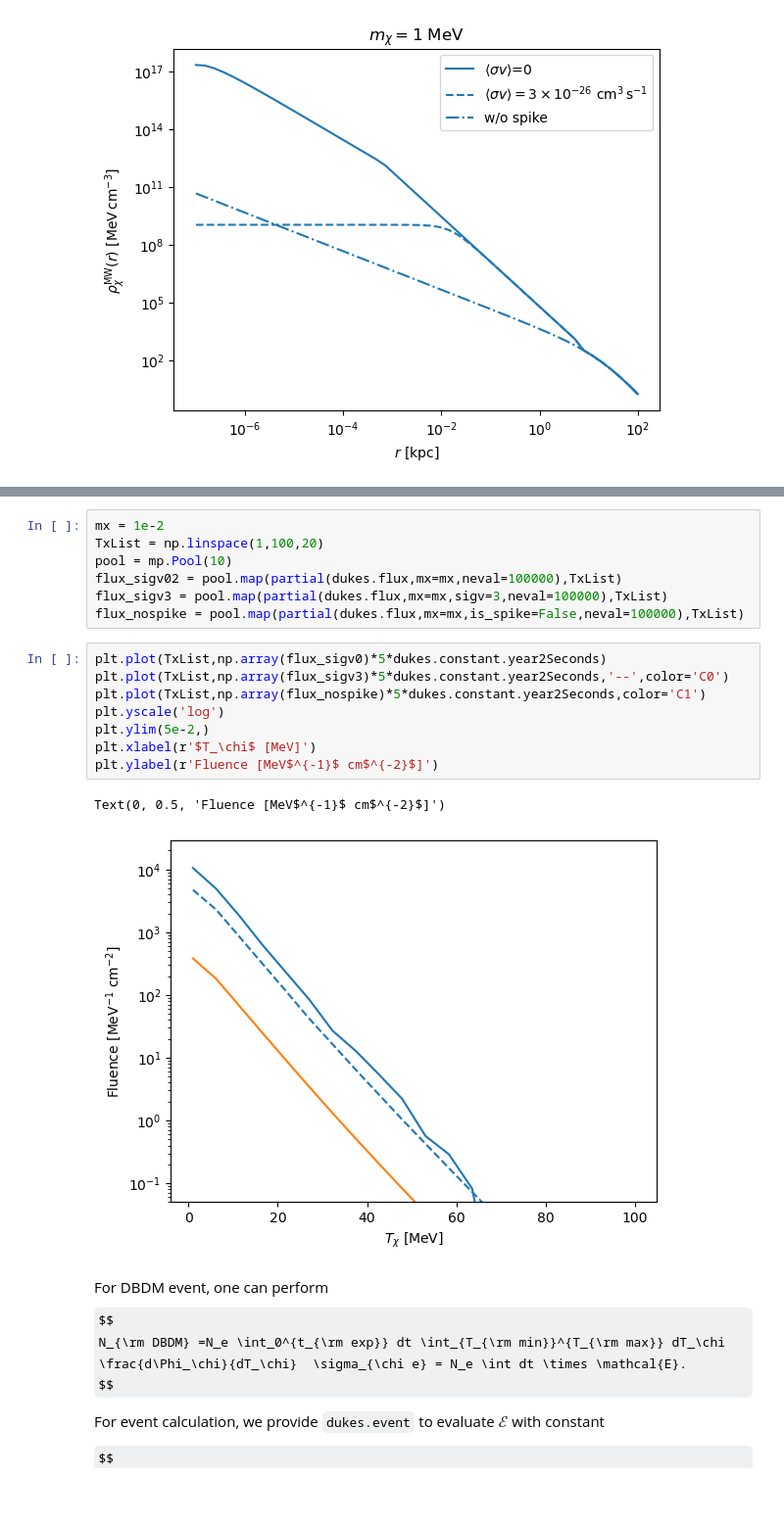
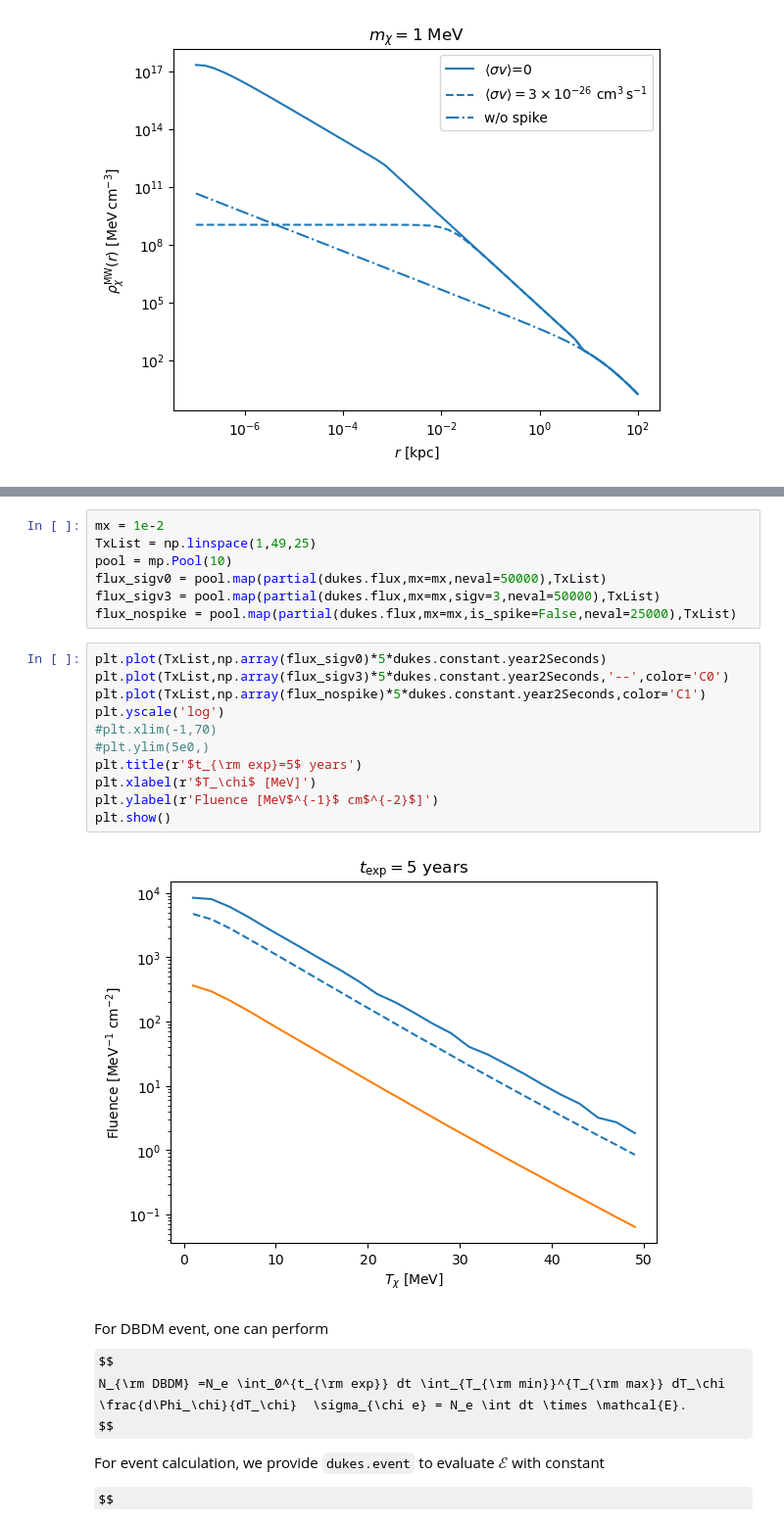
Before and after one commit to yenhsunlin/dukes, a Jupyter notebook: tutorial/tutorial.ipynb, the cells around one changed output, grey strips where cells are left out. Shown: that part at 98% size. Drawn from its saved outputs; the diff is of its cells as text; some formulas as TeX source; blank space fills up the shorter version.

```diff
--- a/tutorial/tutorial.ipynb
+++ b/tutorial/tutorial.ipynb
@@ -225,21 +232,23 @@ Increasing the values of the last to arguments will yield better accuracy but co
 # %%
 mx = 1e-2
-TxList = np.linspace(1,100,20)
+TxList = np.linspace(1,49,25)
 pool = mp.Pool(10)
-flux_sigv02 = pool.map(partial(dukes.flux,mx=mx,neval=100000),TxList)
-flux_sigv3 = pool.map(partial(dukes.flux,mx=mx,sigv=3,neval=100000),TxList)
-flux_nospike = pool.map(partial(dukes.flux,mx=mx,is_spike=False,neval=100000),TxList)
+flux_sigv0 = pool.map(partial(dukes.flux,mx=mx,neval=50000),TxList)
+flux_sigv3 = pool.map(partial(dukes.flux,mx=mx,sigv=3,neval=50000),TxList)
+flux_nospike = pool.map(partial(dukes.flux,mx=mx,is_spike=False,neval=25000),TxList)
 # %%
 plt.plot(TxList,np.array(flux_sigv0)*5*dukes.constant.year2Seconds)
 plt.plot(TxList,np.array(flux_sigv3)*5*dukes.constant.year2Seconds,'--',color='C0')
 plt.plot(TxList,np.array(flux_nospike)*5*dukes.constant.year2Seconds,color='C1')
 plt.yscale('log')
-plt.ylim(5e-2,)
+#plt.xlim(-1,70)
+#plt.ylim(5e0,)
+plt.title(r'$t_{\rm exp}=5$ years')
 plt.xlabel(r'$T_\chi$ [MeV]')
 plt.ylabel(r'Fluence [MeV$^{-1}$ cm$^{-2}$]')
+plt.show()
 # %% [output]
-Text(0, 0.5, 'Fluence [MeV$^{-1}$ cm$^{-2}$]')
-[figure, old version]
+[figure, new version]
 # %% [markdown]
 For DBDM event, one can perform
 $$
```
Also changed, not shown: parts of 10 cells of this notebook.
